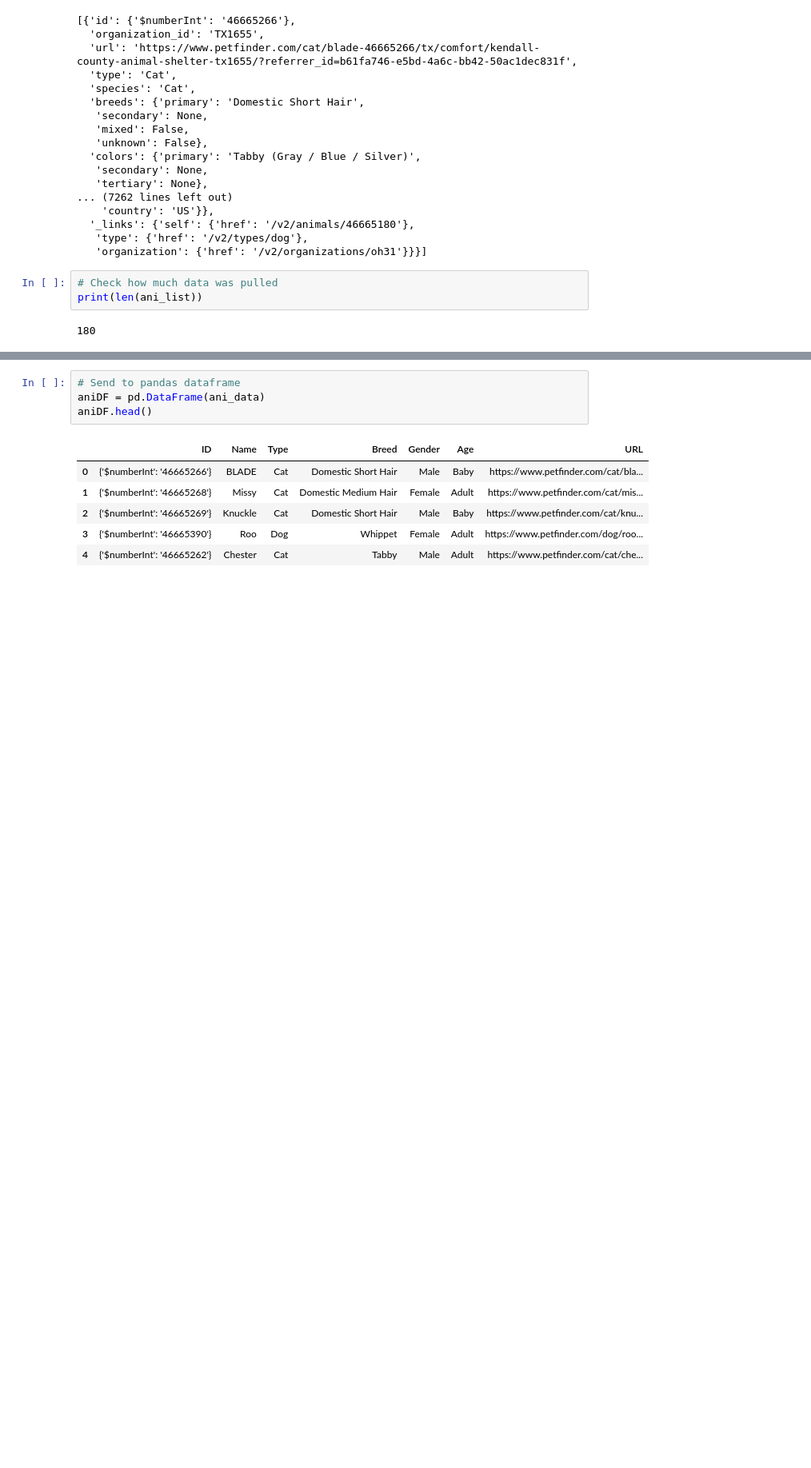
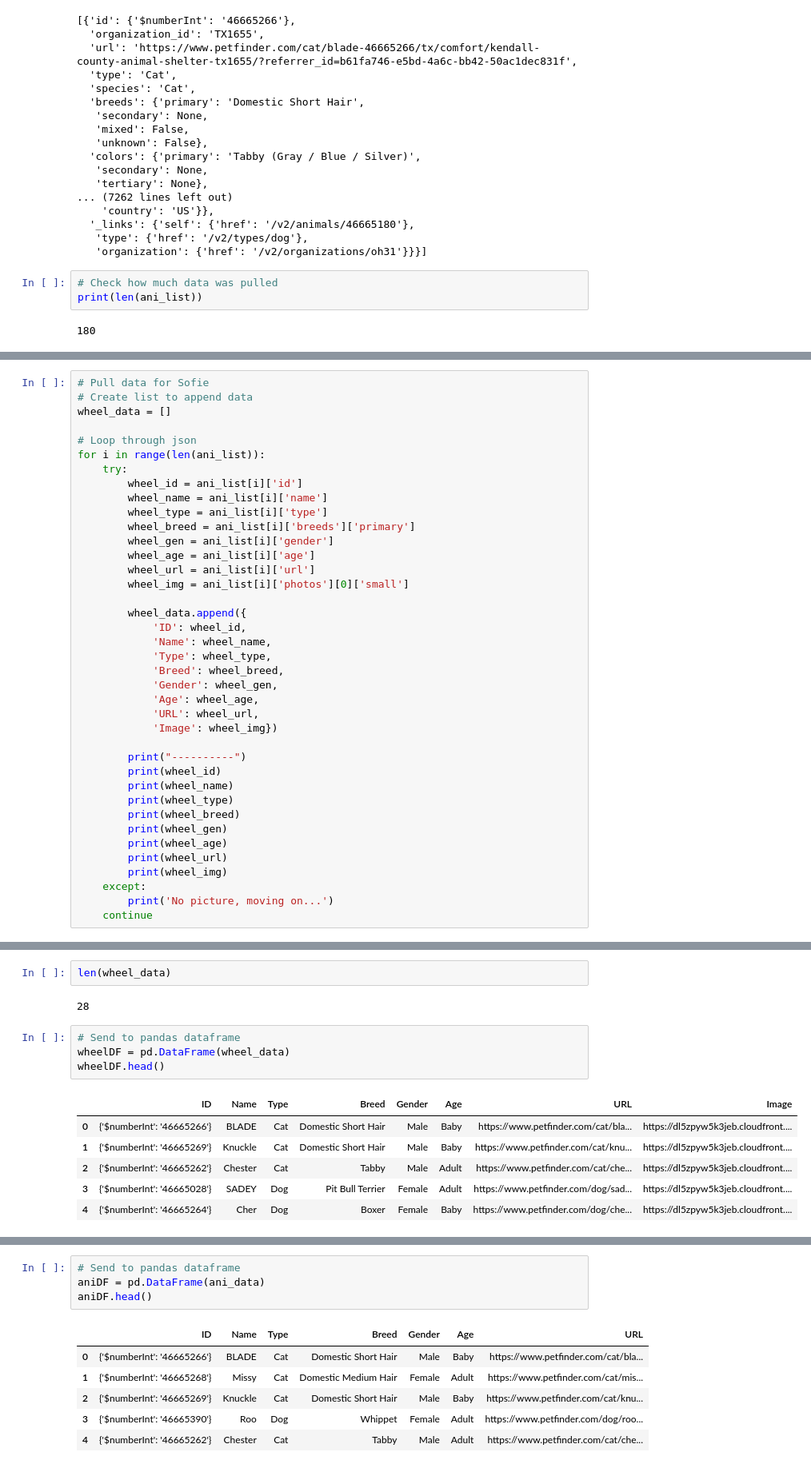
Before and after one commit to sofiahorenstein/Project-2, a Jupyter notebook: FixJsonFile.ipynb, the cells around one changed output, grey strips where cells are left out. Shown at 80% size. Saved outputs shown, nothing was run; the diff lists cells and outputs as text; blank space fills up the shorter version.

Commit message:
Simplified original JSON file

```diff
--- a/FixJsonFile.ipynb
+++ b/FixJsonFile.ipynb
@@ -64,0 +70,39 @@ print(len(ani_list))
+# %%
+# Pull data for Sofie
+# Create list to append data
+wheel_data = []
+
+# Loop through json
+for i in range(len(ani_list)):
+    try:
+        wheel_id = ani_list[i]['id']
+        wheel_name = ani_list[i]['name']
+        wheel_type = ani_list[i]['type']
+        wheel_breed = ani_list[i]['breeds']['primary']
+        wheel_gen = ani_list[i]['gender']
+        wheel_age = ani_list[i]['age']
+        wheel_url = ani_list[i]['url']
+        wheel_img = ani_list[i]['photos'][0]['small']
+
+        wheel_data.append({
+            'ID': wheel_id,
+            'Name': wheel_name,
+            'Type': wheel_type,
+            'Breed': wheel_breed,
+            'Gender': wheel_gen,
+            'Age': wheel_age,
+            'URL': wheel_url,
+            'Image': wheel_img})
+
+        print("----------")
+        print(wheel_id)
+        print(wheel_name)
+        print(wheel_type)
+        print(wheel_breed)
+        print(wheel_gen)
+        print(wheel_age)
+        print(wheel_url)
+        print(wheel_img)
+    except:
+        print('No picture, moving on...')
+    continue
@@ -64,0 +127,15 @@ print(len(ani_list))
+# %%
+len(wheel_data)
+# %% [output]
+28
+# %%
+# Send to pandas dataframe
+wheelDF = pd.DataFrame(wheel_data)
+wheelDF.head()
+# %% [output]
+|  | ID | Name | Type | Breed | Gender | Age | URL | Image |
+| 0 | {'$numberInt': '46665266'} | BLADE | Cat | Domestic Short Hair | Male | Baby | https://www.petfinder.com/cat/bla... | https://dl5zpyw5k3jeb.cloudfront.... |
+| 1 | {'$numberInt': '46665269'} | Knuckle | Cat | Domestic Short Hair | Male | Baby | https://www.petfinder.com/cat/knu... | https://dl5zpyw5k3jeb.cloudfront.... |
+| 2 | {'$numberInt': '46665262'} | Chester | Cat | Tabby | Male | Adult | https://www.petfinder.com/cat/che... | https://dl5zpyw5k3jeb.cloudfront.... |
+| 3 | {'$numberInt': '46665028'} | SADEY | Dog | Pit Bull Terrier | Female | Adult | https://www.petfinder.com/dog/sad... | https://dl5zpyw5k3jeb.cloudfront.... |
+| 4 | {'$numberInt': '46665264'} | Cher | Dog | Boxer | Female | Baby | https://www.petfinder.com/dog/che... | https://dl5zpyw5k3jeb.cloudfront.... |
```
Also changed, not shown: parts of 16 cells of this notebook.
